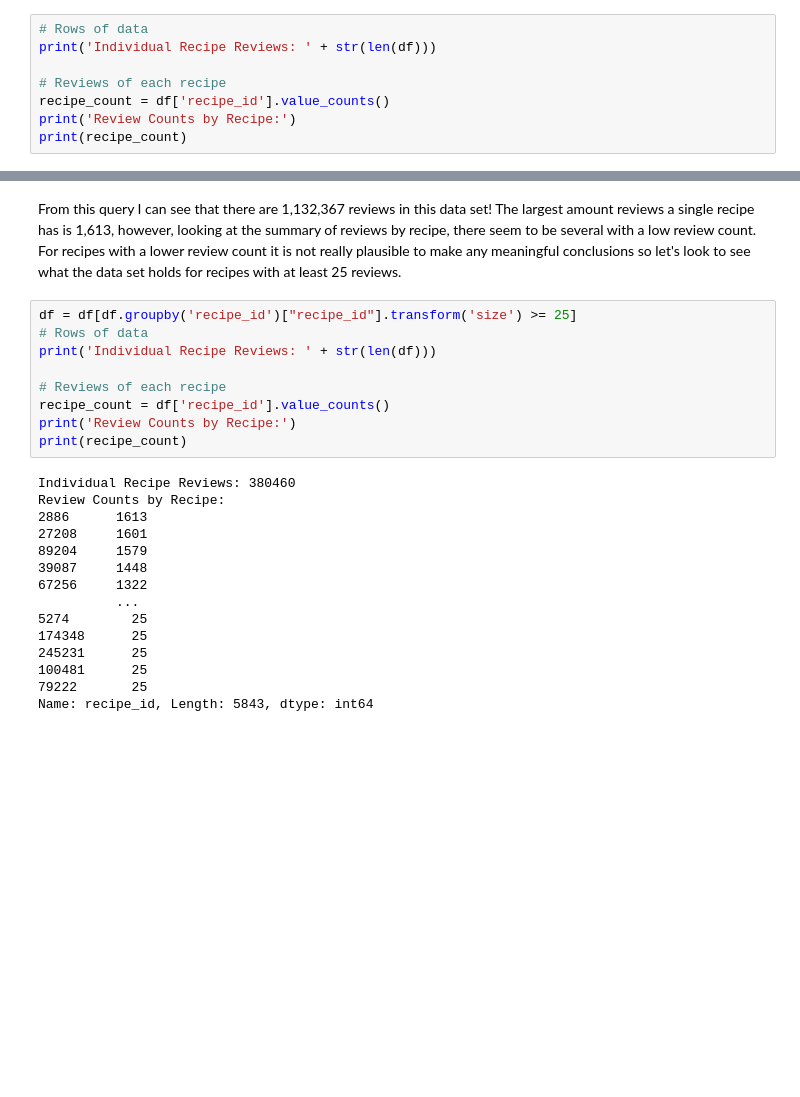
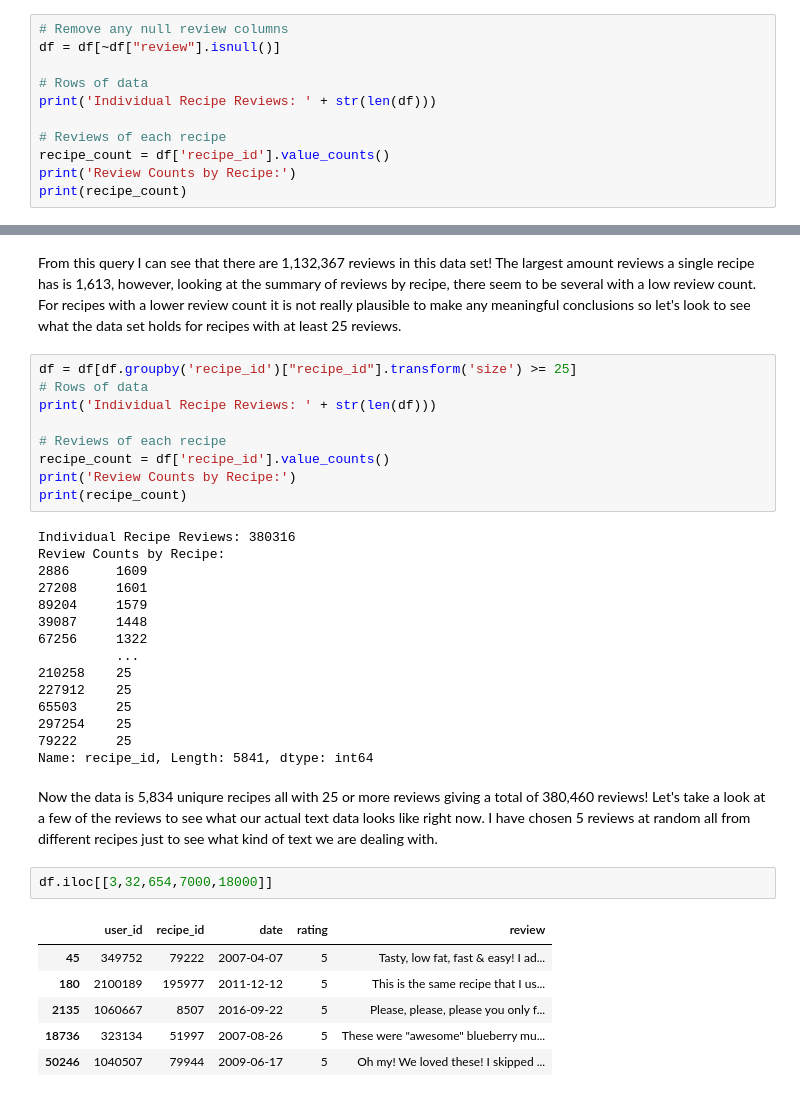
Before and after one commit to chillyssa/NLP-with-Deep-Learning-Project, a Jupyter notebook: project_part1.ipynb, the cells around one changed output, grey strips where cells are left out. Cells and saved outputs as stored; diff of their text form; blank space fills up the shorter version.

```diff
--- a/project_part1.ipynb
+++ b/project_part1.ipynb
@@ -53,4 +60,7 @@ Before diving deeper into the reviews, I will just look at some other values abo
 # %%
+# Remove any null review columns
+df = df[~df["review"].isnull()]
+
 # Rows of data
 print('Individual Recipe Reviews: ' + str(len(df)))
 
@@ -85,17 +95,28 @@ recipe_count = df['recipe_id'].value_counts()
 print('Review Counts by Recipe:')
 print(recipe_count)
 # %% [output]
-Individual Recipe Reviews: 380460
+Individual Recipe Reviews: 380316
 Review Counts by Recipe:
-2886      1613
+2886      1609
 27208     1601
 89204     1579
 39087     1448
 67256     1322
           ...
-5274        25
-174348      25
-245231      25
-100481      25
-79222       25
-Name: recipe_id, Length: 5843, dtype: int64
+210258    25
+227912    25
+65503     25
+297254    25
+79222     25
+Name: recipe_id, Length: 5841, dtype: int64
+# %% [markdown]
+Now the data is 5,834 uniqure recipes all with 25 or more reviews giving a total of 380,460 reviews! Let's take a look at a few of the reviews to see what our actual text data looks like right now. I have chosen 5 reviews at random all from different recipes just to see what kind of text we are dealing with.
+# %%
+df.iloc[[3,32,654,7000,18000]]
+# %% [output]
+|  | user_id | recipe_id | date | rating | review |
+| 45 | 349752 | 79222 | 2007-04-07 | 5 | Tasty, low fat, fast & easy! I ad... |
+| 180 | 2100189 | 195977 | 2011-12-12 | 5 | This is the same recipe that I us... |
+| 2135 | 1060667 | 8507 | 2016-09-22 | 5 | Please, please, please you only f... |
+| 18736 | 323134 | 51997 | 2007-08-26 | 5 | These were "awesome" blueberry mu... |
+| 50246 | 1040507 | 79944 | 2009-06-17 | 5 | Oh my! We loved these! I skipped ... |
```
Also changed, not shown: parts of 8 cells of this notebook.
